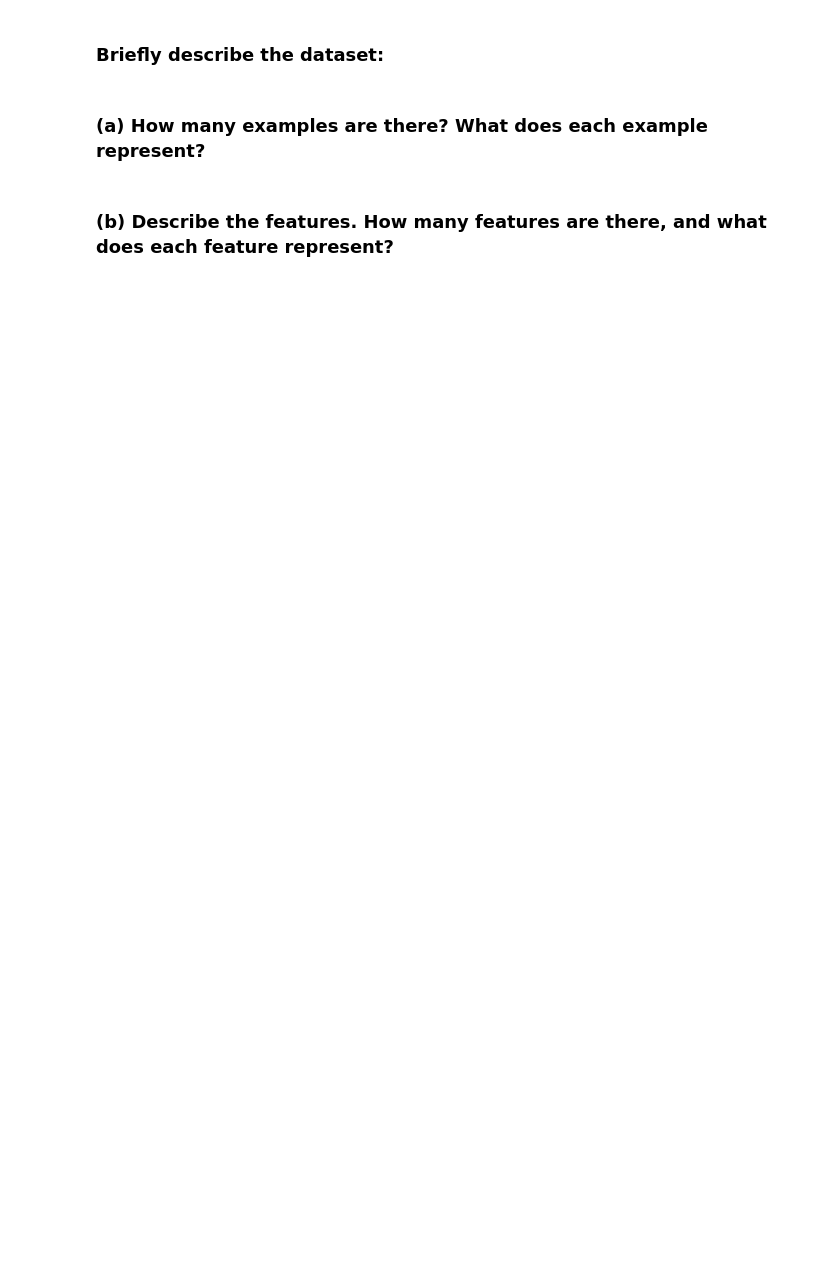
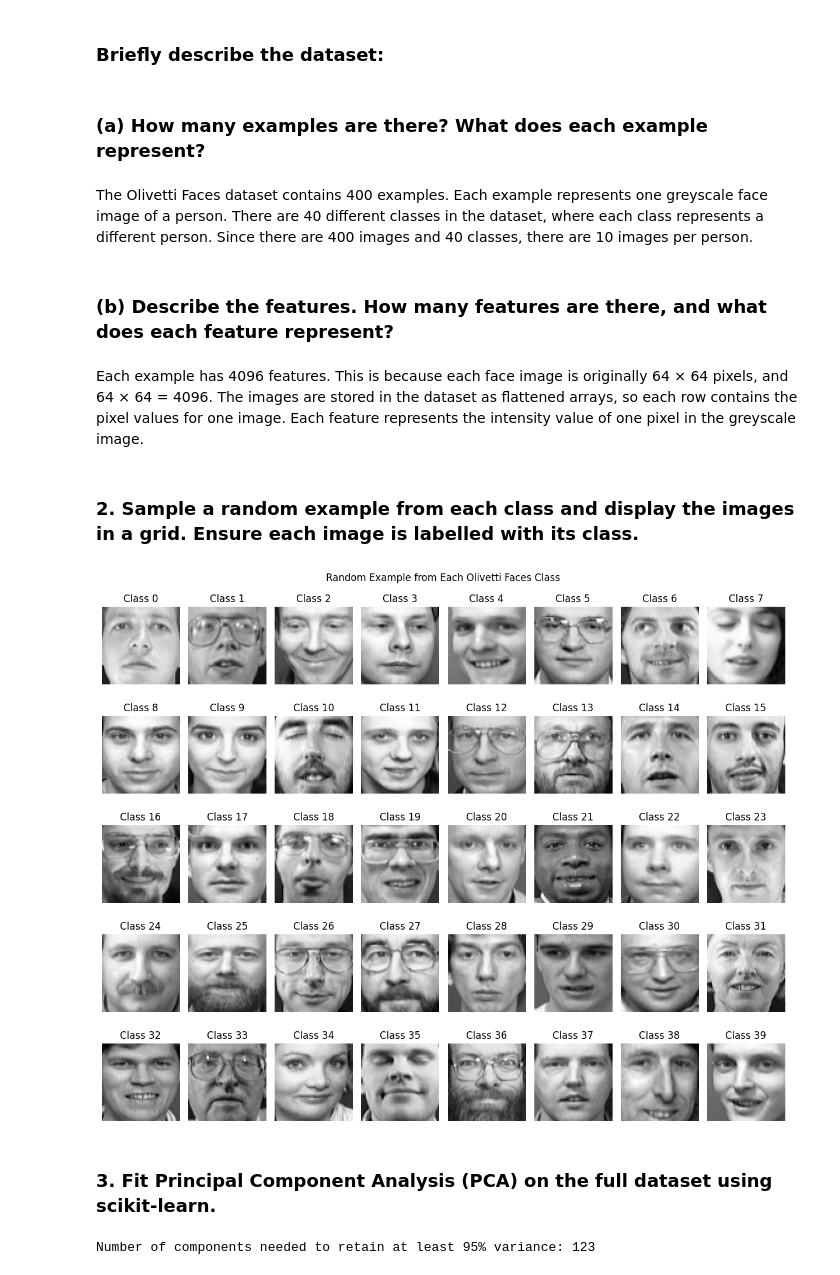
Before and after one commit to saltyypringle/CITS5508-Assignments, a Jupyter notebook: Assignment_2_Dipika_Choudhury.ipynb, the cells around one changed output. Drawn from its saved outputs; the diff is of its cells as text; code cells hidden in the pictures; blank space fills up the shorter version.

```diff
--- a/Assignment_2_Dipika_Choudhury.ipynb
+++ b/Assignment_2_Dipika_Choudhury.ipynb
@@ -372,5 +426,50 @@ data, targets = fetch_olivetti_faces(return_X_y=True)
 ### Briefly describe the dataset:
 # %% [markdown]
 ### (a) How many examples are there? What does each example represent?
+# %% [markdown]
+The Olivetti Faces dataset contains 400 examples. Each example represents one greyscale face image of a person. There are 40 different classes in the dataset, where each class represents a different person. Since there are 400 images and 40 classes, there are 10 images per person.
 # %% [markdown]
 ### (b) Describe the features. How many features are there, and what does each feature represent?
+# %% [markdown]
+Each example has 4096 features. This is because each face image is originally 64 × 64 pixels, and 64 × 64 = 4096. The images are stored in the dataset as flattened arrays, so each row contains the pixel values for one image. Each feature represents the intensity value of one pixel in the greyscale image.
+# %% [markdown]
+### 2. Sample a random example from each class and display the images in a grid. Ensure each image is labelled with its class.
+# %%
+np.random.seed(42)
+
+classes = np.unique(targets)
+selected_indices = []
+
+for class_label in classes:
+    class_indices = np.where(targets == class_label)[0]
+    random_index = np.random.choice(class_indices)
+    selected_indices.append(random_index)
+
+plt.figure(figsize=(12, 10))
+
+for i, index in enumerate(selected_indices):
+    plt.subplot(5, 8, i + 1)
+    plt.imshow(data[index].reshape(64, 64), cmap="gray")
+    plt.title(f"Class {targets[index]}")
+    plt.axis("off")
+
+plt.suptitle("Random Example from Each Olivetti Faces Class")
+plt.tight_layout()
+plt.show()
+# %% [output]
+[figure, added]
+# %% [markdown]
+### 3. Fit Principal Component Analysis (PCA) on the full dataset using scikit-learn.
+# %%
+from sklearn.decomposition import PCA
+
+pca = PCA()
+pca.fit(data)
+
+cumulative_variance = np.cumsum(pca.explained_variance_ratio_)
+
+n_components_95 = np.argmax(cumulative_variance >= 0.95) + 1
+
+print("Number of components needed to retain at least 95% variance:", n_components_95)
+# %% [output]
+Number of components needed to retain at least 95% variance: 123
```
Also changed, not shown: parts of 18 cells of this notebook.
